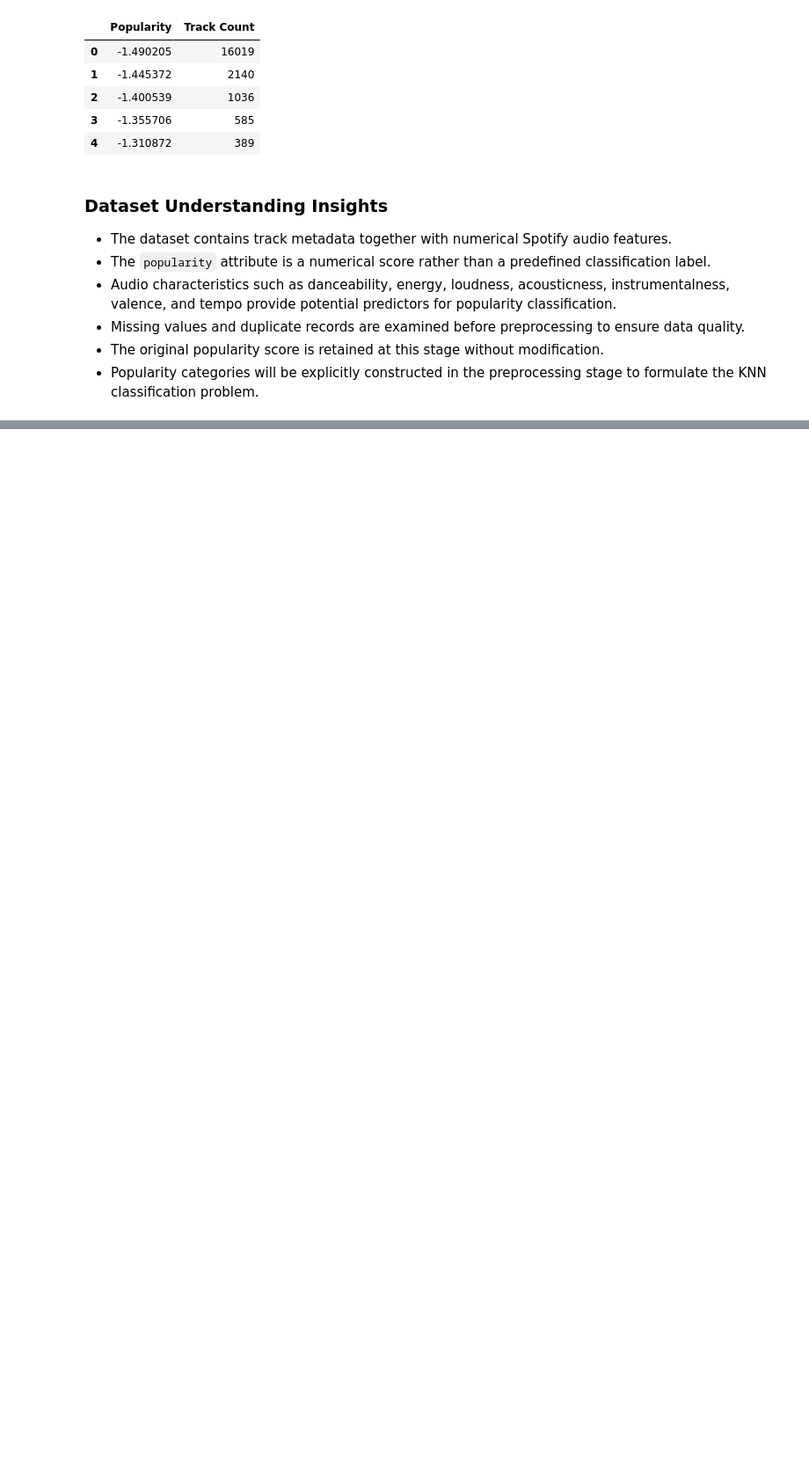
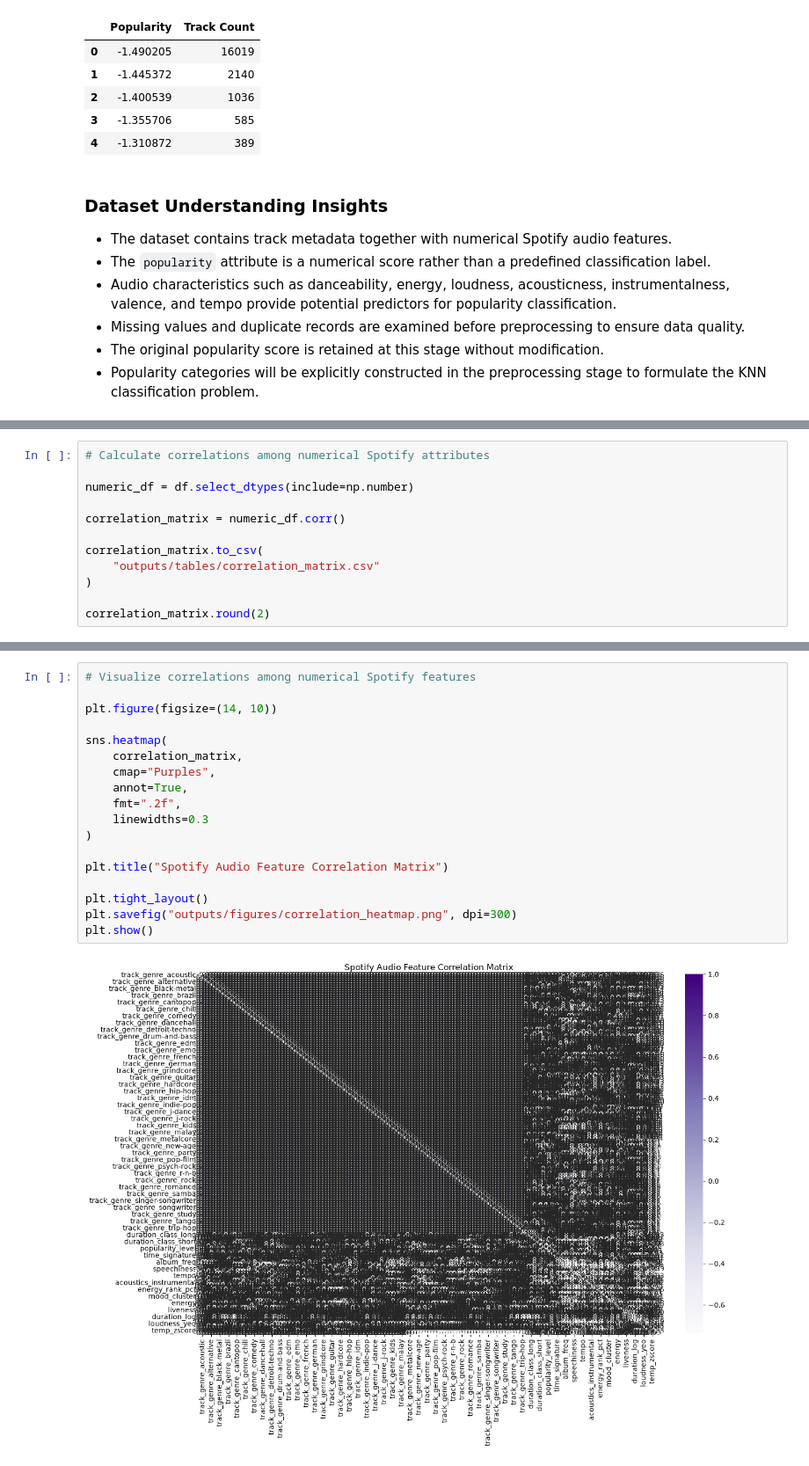
Before and after one commit to Pralishatripathy000/ml-knn, a Jupyter notebook: notebook.ipynb, the cells around one changed output, grey strips where cells are left out. Shown at 88% size. Saved outputs shown, nothing was run; the diff lists cells and outputs as text; blank space fills up the shorter version.

```diff
--- a/notebook.ipynb
+++ b/notebook.ipynb
@@ -267,0 +329,12 @@ popularity_distribution.head()
+# %%
+# Calculate correlations among numerical Spotify attributes
+
+numeric_df = df.select_dtypes(include=np.number)
+
+correlation_matrix = numeric_df.corr()
+
+correlation_matrix.to_csv(
+    "outputs/tables/correlation_matrix.csv"
+)
+
+correlation_matrix.round(2)
@@ -267,0 +355,20 @@ popularity_distribution.head()
+# %%
+# Visualize correlations among numerical Spotify features
+
+plt.figure(figsize=(14, 10))
+
+sns.heatmap(
+    correlation_matrix,
+    cmap="Purples",
+    annot=True,
+    fmt=".2f",
+    linewidths=0.3
+)
+
+plt.title("Spotify Audio Feature Correlation Matrix")
+
+plt.tight_layout()
+plt.savefig("outputs/figures/correlation_heatmap.png", dpi=300)
+plt.show()
+# %% [output]
+[figure, added]
```
Also changed, not shown: parts of 7 cells of this notebook, 6 other files.
